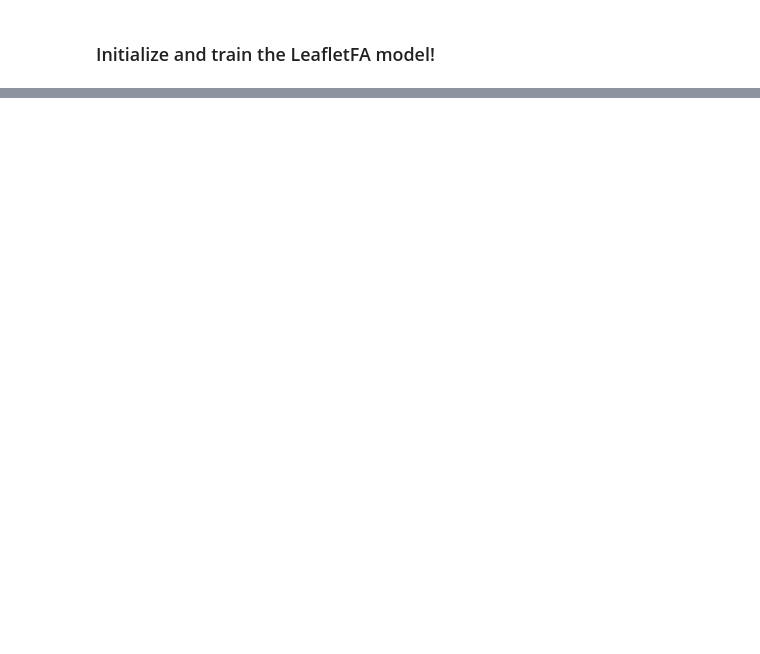
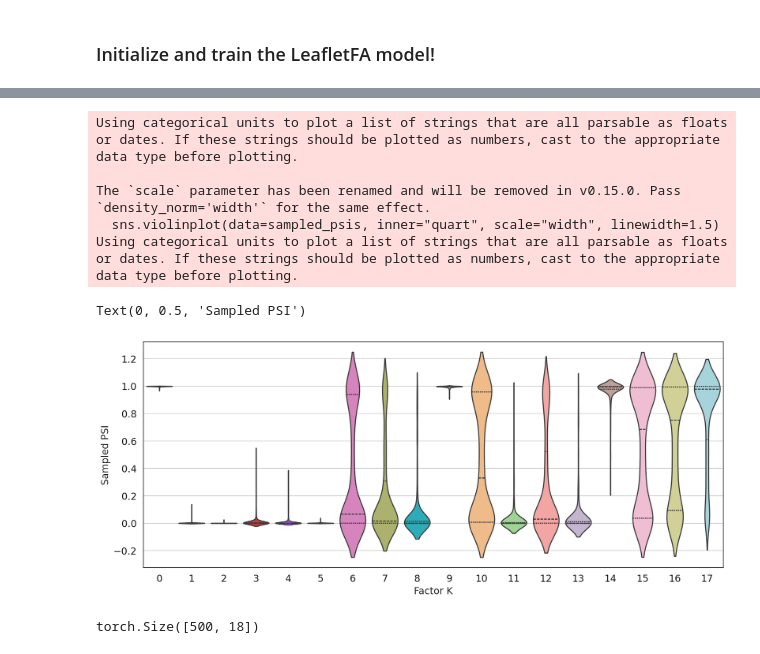
Before and after one commit to daklab/LeafletFA, a Jupyter notebook: notebooks/LeafletFA_tutorial/LeafletFA_test.ipynb, the cells around one changed output, grey strips where cells are left out. Cells and saved outputs as stored; diff of their text form; code cells hidden in the pictures; blank space fills up the shorter version.

```diff
--- a/notebooks/LeafletFA_tutorial/LeafletFA_test.ipynb
+++ b/notebooks/LeafletFA_tutorial/LeafletFA_test.ipynb
@@ -603,0 +371,23 @@ results_df.sort_values("Perplexity")
+# %%
+# For a given junction, let's extract it's sampled PSI values and plot them for each factor
+junction_id = 39538
+# Get the sampled PSI values for the junction
+sampled_psis = leaflet_model.psi_samples[:, :, junction_id] # shape is (num_samples, K)
+# Plot the sampled PSI values for each factor like a violin plot
+plt.figure(figsize=(15, 6))
+# Show mean in the violin plot
+sns.violinplot(data=sampled_psis, inner="quart", scale="width", linewidth=1.5)
+plt.xlabel("Factor K")
+plt.ylabel("Sampled PSI")
+# %% [output]
+Using categorical units to plot a list of strings that are all parsable as floats or dates. If these strings should be plotted as numbers, cast to the appropriate data type before plotting.
+
+The `scale` parameter has been renamed and will be removed in v0.15.0. Pass `density_norm='width'` for the same effect.
+  sns.violinplot(data=sampled_psis, inner="quart", scale="width", linewidth=1.5)
+Using categorical units to plot a list of strings that are all parsable as floats or dates. If these strings should be plotted as numbers, cast to the appropriate data type before plotting.
+Text(0, 0.5, 'Sampled PSI')
+[figure, added]
+# %%
+sampled_psis.shape
+# %% [output]
+torch.Size([500, 18])
```
Also changed, not shown: parts of 58 cells of this notebook, 8 other files.
